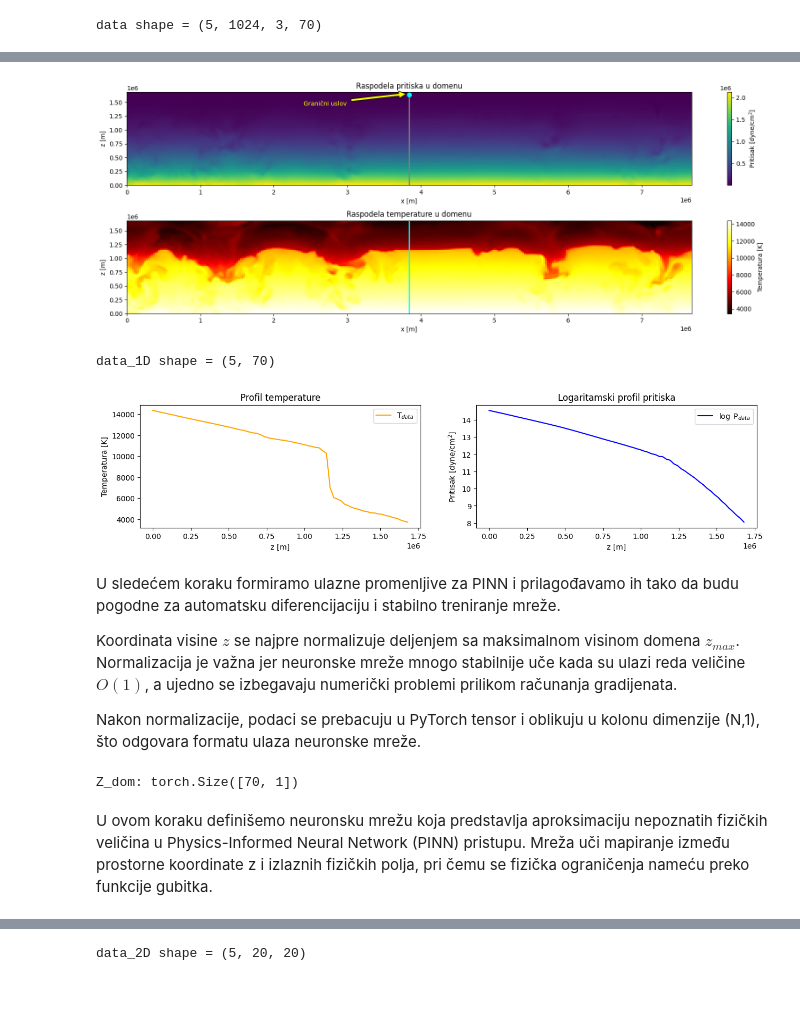
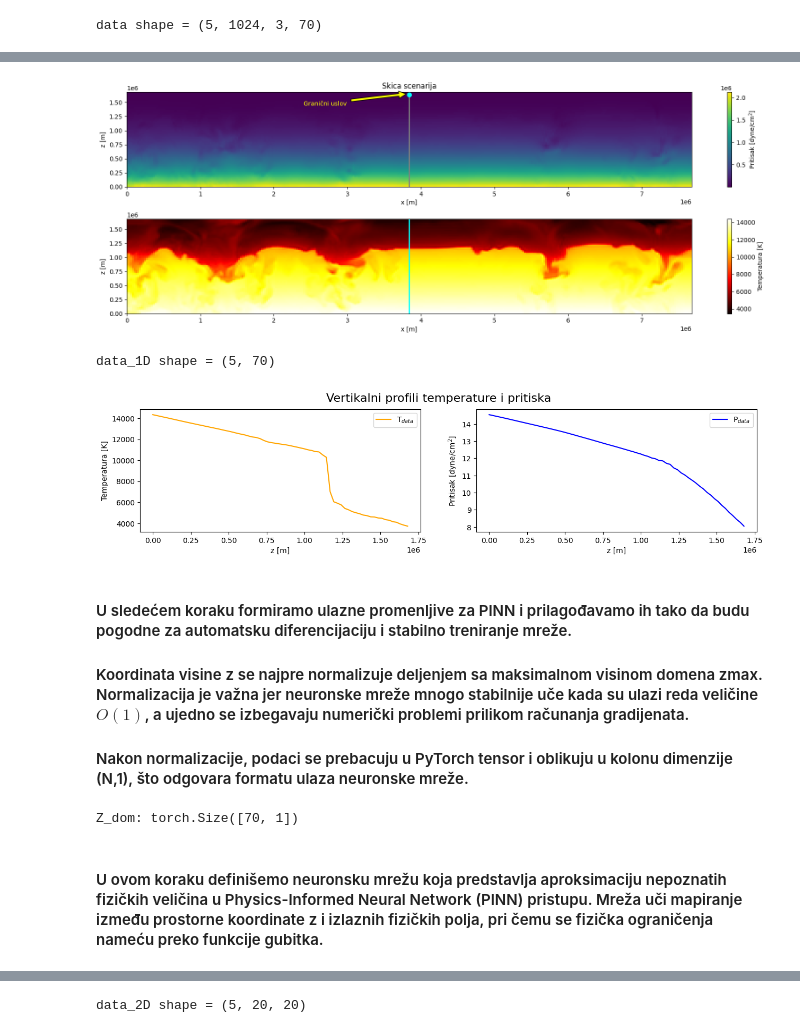
Before and after one commit to davidzivkovic/pinn-mhd-pressure-reconstruction, a Jupyter notebook: pinn-mhd-projekat.ipynb, the cells around one changed output, grey strips where cells are left out. Cells and saved outputs as stored; diff of their text form; code cells hidden in the pictures; blank space fills up the shorter version.

```diff
--- a/pinn-mhd-projekat.ipynb
+++ b/pinn-mhd-projekat.ipynb
@@ -95,6 +79,9 @@ U ovom zadatku radimo sa **vertikalnim profilom atmosferskih vrednosti**, tj. re
   \end{equation}
   koji mreža mora da poštuje tokom treniranja.
 # %%
+import matplotlib.patches as patches
+
+
 pixel_to_m = 24000  # 1 pixel = 24000 m
 extent = [0, data_raw[0].data[0, 0:320, 0, :].shape[0]*pixel_to_m, 0, data_raw[0].data[0, :, 0, :].shape[1]*pixel_to_m]  # [x_min, x_max, z_min, z_max]
 
@@ -102,7 +89,7 @@ extent = [0, data_raw[0].data[0, 0:320, 0, :].shape[0]*pixel_to_m, 0, data_raw[0
 fig, axes = plt.subplots(2, 1, figsize=(17, 6))  # 2 reda, 1 kolona
 
 # -------------------------
-# Pritisak
+# Gornji subplot: data_raw[1,...]
 # -------------------------
 ax = axes[0]
 im = ax.imshow(
@@ -116,6 +103,7 @@ ax.set_xlabel('x [m]')
 ax.set_ylabel('z [m]')
 plt.colorbar(im, ax=ax, label="Pritisak [dyne/cm$^2$]")
 
+# Rectangle region of interest
 rect = patches.Rectangle(
     (160*pixel_to_m, 0),   # x_min, z_min
     0,         # width = 170 - 160
@@ -130,10 +118,10 @@ ax.scatter(160*pixel_to_m, 68*pixel_to_m, color='cyan', linewidth=2)
 
 ax.annotate('Granični uslov', xy=(160*pixel_to_m, 69*pixel_to_m), xytext=(100*pixel_to_m, 60*pixel_to_m),
             arrowprops=dict(facecolor='yellow', shrink=0.05), color='yellow')
-ax.set_title('Raspodela pritiska u domenu')
+ax.set_title('Skica scenarija')
 
 # -------------------------
-# Temperatura
+# Donji subplot: data_raw[0,...]
 # -------------------------
 ax = axes[1]
 im = ax.imshow(
@@ -157,13 +145,12 @@ rect = patches.Rectangle(
     facecolor='none'
 )
 ax.add_patch(rect)
-ax.set_title('Raspodela temperature u domenu')
 
 
 plt.tight_layout()
 plt.show()
 # %% [output]
-[figure, old version]
+[figure, new version]
 # %%
 data_1D = data_raw[0].data[:, 160, 0, :] # Ovime smo uklonili x i y osu, ostale su nam samo fizičke veličine koje zavise od z
 print("data_1D shape =",data_1D.shape)
@@ -179,22 +166,21 @@ z_sim = np.linspace(z_min, z_max, len(T_1D))
 # %%
 plt.figure(figsize=(15, 3))
 plt.subplot(1, 2, 1)
 plt.plot(z_sim, T_1D, label='T$_{data}$', color='orange')
 plt.xlabel("z [m]")
 plt.ylabel("Temperatura [K]")
-plt.title("Profil temperature")
 plt.legend()
 
 plt.subplot(1, 2, 2)
-plt.plot(z_sim, np.log(P_1D), label='$\log$ P$_{data}$', color='blue')
+plt.plot(z_sim, np.log(P_1D), label='P$_{data}$', color='blue')
 plt.xlabel("z [m]")
 plt.ylabel("Pritisak [dyne/cm$^2$]")
-plt.title("Logaritamski profil pritiska")
 plt.legend()
 
+plt.suptitle("Vertikalni profili temperature i pritiska", fontsize=16)
 plt.show()
 # %% [output]
-[figure, old version]
+[figure, new version]
 # %%
 # Fizičke konstante
 
@@ -205,11 +191,11 @@ m_sr = mu * m_p                   # kg
 k_b = 1.380649e-23                # J/K
 g = 274.0                         # gravitaciono ubrzanje na Suncu - m/s^2
 # %% [markdown]
-U sledećem koraku formiramo ulazne promenljive za PINN i prilagođavamo ih tako da budu pogodne za automatsku diferencijaciju i stabilno treniranje mreže.
+#### U sledećem koraku formiramo ulazne promenljive za PINN i prilagođavamo ih tako da budu pogodne za automatsku diferencijaciju i stabilno treniranje mreže.
 
-Koordinata visine $z$ se najpre normalizuje deljenjem sa maksimalnom visinom domena $z_{max}$⁡. Normalizacija je važna jer neuronske mreže mnogo stabilnije uče kada su ulazi reda veličine $O(1)$, a ujedno se izbegavaju numerički problemi prilikom računanja gradijenata.
+#### Koordinata visine z se najpre normalizuje deljenjem sa maksimalnom visinom domena zmax⁡. Normalizacija je važna jer neuronske mreže mnogo stabilnije uče kada su ulazi reda veličine $O(1)$, a ujedno se izbegavaju numerički problemi prilikom računanja gradijenata.
 
-Nakon normalizacije, podaci se prebacuju u PyTorch tensor i oblikuju u kolonu dimenzije (N,1), što odgovara formatu ulaza neuronske mreže.
+#### Nakon normalizacije, podaci se prebacuju u PyTorch tensor i oblikuju u kolonu dimenzije (N,1), što odgovara formatu ulaza neuronske mreže.
 # %%
 # Priprema podataka za treniranje PINN-a
 
@@ -222,7 +207,7 @@ Z_top = torch.ones(1, 1)   # z = z_max / normalizovano na 1
 # %% [output]
 Z_dom: torch.Size([70, 1])
 # %% [markdown]
-U ovom koraku definišemo neuronsku mrežu koja predstavlja aproksimaciju nepoznatih fizičkih veličina u Physics-Informed Neural Network (PINN) pristupu. Mreža uči mapiranje između prostorne koordinate z i izlaznih fizičkih polja, pri čemu se fizička ograničenja nameću preko funkcije gubitka.
+#### U ovom koraku definišemo neuronsku mrežu koja predstavlja aproksimaciju nepoznatih fizičkih veličina u Physics-Informed Neural Network (PINN) pristupu. Mreža uči mapiranje između prostorne koordinate z i izlaznih fizičkih polja, pri čemu se fizička ograničenja nameću preko funkcije gubitka.
 # %%
 # Definicija PINN mreže
 
```
Also changed, not shown: parts of 40 cells of this notebook, 4 other files.
